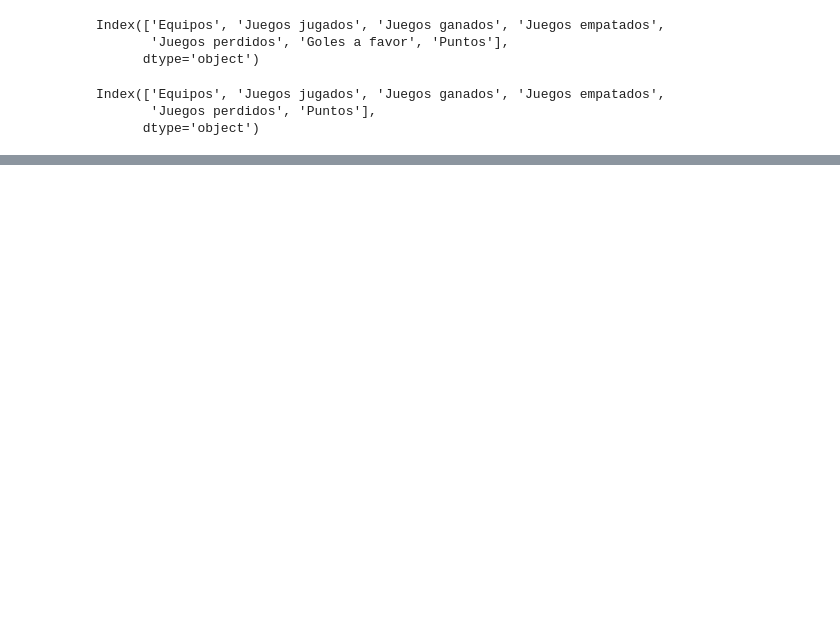
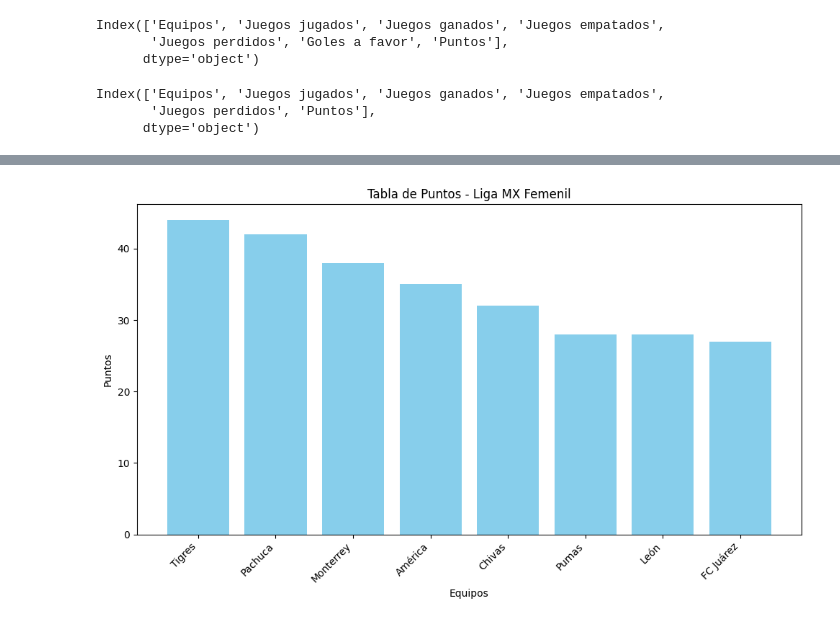
Before and after one commit to Carmodann1311/IA_Calidadypreparacion, a Jupyter notebook: Etl_Liga_femenil.ipynb, the cells around one changed output, grey strips where cells are left out. Cells and saved outputs as stored; diff of their text form; code cells hidden in the pictures; blank space fills up the shorter version.

```diff
--- a/Etl_Liga_femenil.ipynb
+++ b/Etl_Liga_femenil.ipynb
@@ -127,0 +155,20 @@ Index(['Equipos', 'Juegos jugados', 'Juegos ganados', 'Juegos empatados',
+# %%
+import matplotlib.pyplot as plt
+
+# Datos de los equipos (puntos)
+equipos = ['Tigres', 'Pachuca', 'Monterrey', 'América', 'Chivas', 'Pumas', 'León', 'FC Juárez']
+puntos = [44, 42, 38, 35, 32, 28, 28, 27]
+
+# Crear el gráfico de barras
+plt.figure(figsize=(10, 6))
+plt.bar(equipos, puntos, color='skyblue')
+plt.xlabel('Equipos')
+plt.ylabel('Puntos')
+plt.title('Tabla de Puntos - Liga MX Femenil')
+plt.xticks(rotation=45, ha='right')
+
+# Mostrar el gráfico
+plt.tight_layout()
+plt.show()
+# %% [output]
+[figure, added]
```
Also changed, not shown: parts of 11 cells of this notebook.
